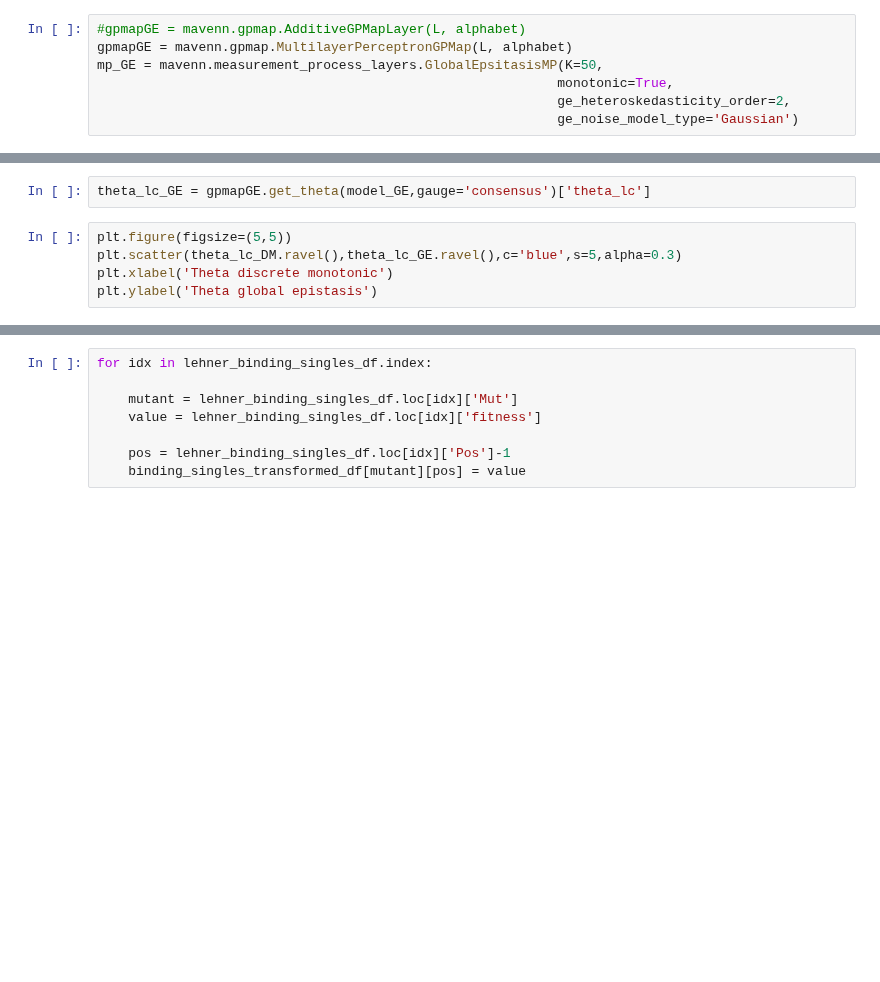
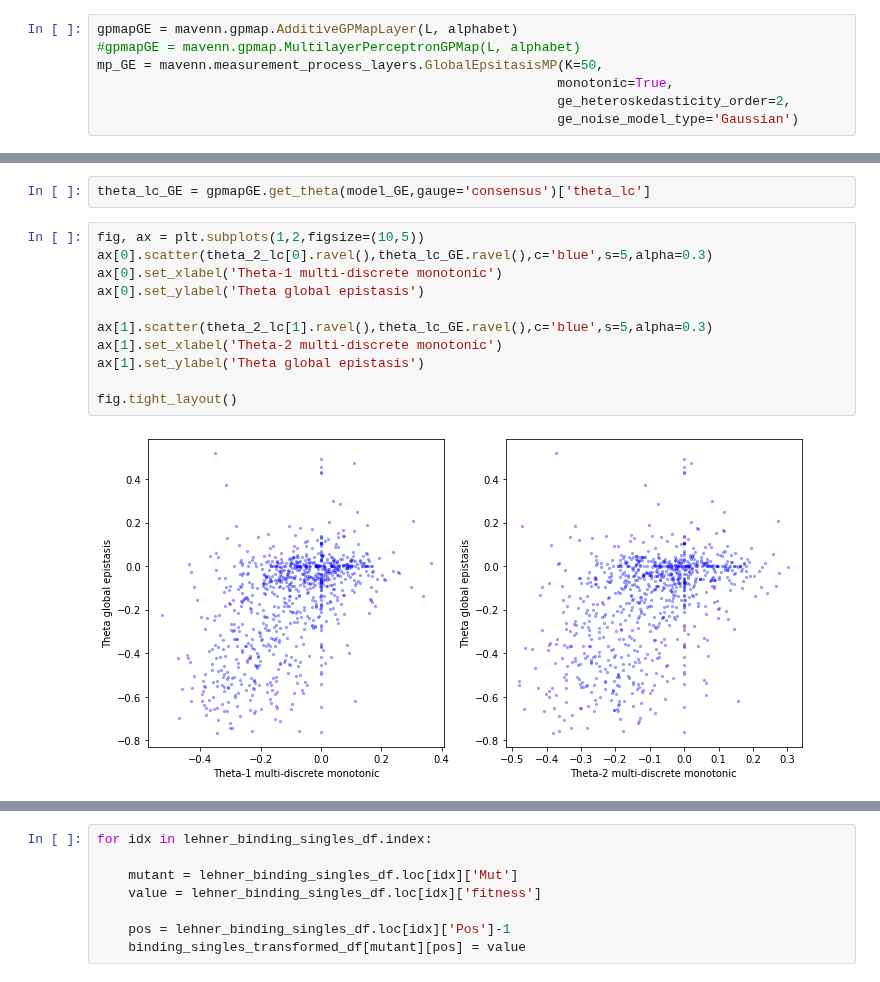
Before and after one commit to jbkinney/mavenn, a Jupyter notebook: mavenn/development_mavenn2/Lehner_double_dms/2023.01.22.multilatent_phi_GE.ipynb, the cells around one changed output, grey strips where cells are left out. Saved outputs shown, nothing was run; the diff lists cells and outputs as text; blank space fills up the shorter version.

```diff
--- a/mavenn/development_mavenn2/Lehner_double_dms/2023.01.22.multilatent_phi_GE.ipynb
+++ b/mavenn/development_mavenn2/Lehner_double_dms/2023.01.22.multilatent_phi_GE.ipynb
@@ -296,6 +284,6 @@ plt.show()
 # %%
-#gpmapGE = mavenn.gpmap.AdditiveGPMapLayer(L, alphabet)
-gpmapGE = mavenn.gpmap.MultilayerPerceptronGPMap(L, alphabet)
+gpmapGE = mavenn.gpmap.AdditiveGPMapLayer(L, alphabet)
+#gpmapGE = mavenn.gpmap.MultilayerPerceptronGPMap(L, alphabet)
 mp_GE = mavenn.measurement_process_layers.GlobalEpsitasisMP(K=50,
                                                            monotonic=True,
                                                            ge_heteroskedasticity_order=2,
@@ -397,8 +414,16 @@ fig.tight_layout()
 # %%
 theta_lc_GE = gpmapGE.get_theta(model_GE,gauge='consensus')['theta_lc']
-# %%
-plt.figure(figsize=(5,5))
-plt.scatter(theta_lc_DM.ravel(),theta_lc_GE.ravel(),c='blue',s=5,alpha=0.3)
-plt.xlabel('Theta discrete monotonic')
-plt.ylabel('Theta global epistasis')
+# %%
+fig, ax = plt.subplots(1,2,figsize=(10,5))
+ax[0].scatter(theta_2_lc[0].ravel(),theta_lc_GE.ravel(),c='blue',s=5,alpha=0.3)
+ax[0].set_xlabel('Theta-1 multi-discrete monotonic')
+ax[0].set_ylabel('Theta global epistasis')
+
+ax[1].scatter(theta_2_lc[1].ravel(),theta_lc_GE.ravel(),c='blue',s=5,alpha=0.3)
+ax[1].set_xlabel('Theta-2 multi-discrete monotonic')
+ax[1].set_ylabel('Theta global epistasis')
+
+fig.tight_layout()
+# %% [output]
+[figure, added]
 # %%
```
Also changed, not shown: parts of 21 cells of this notebook.
